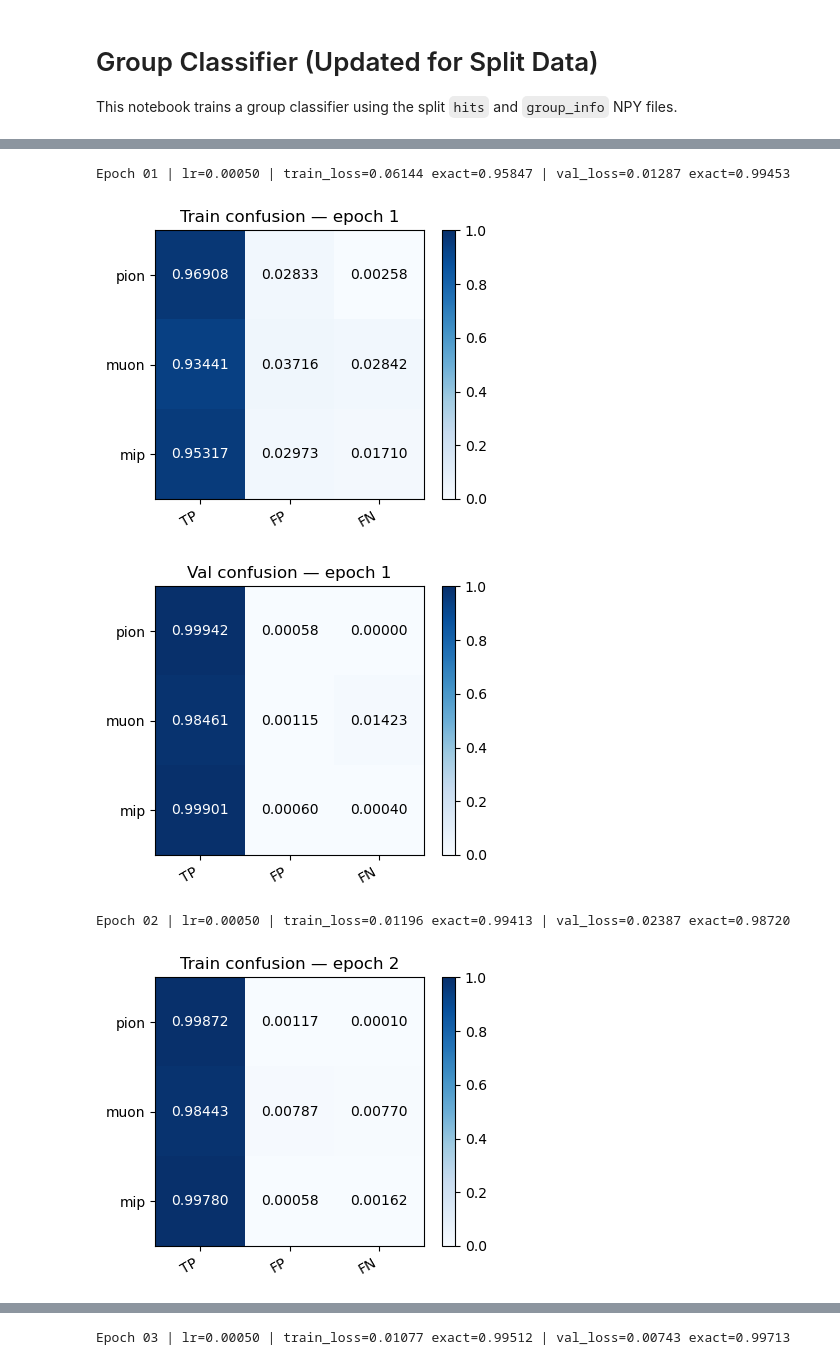
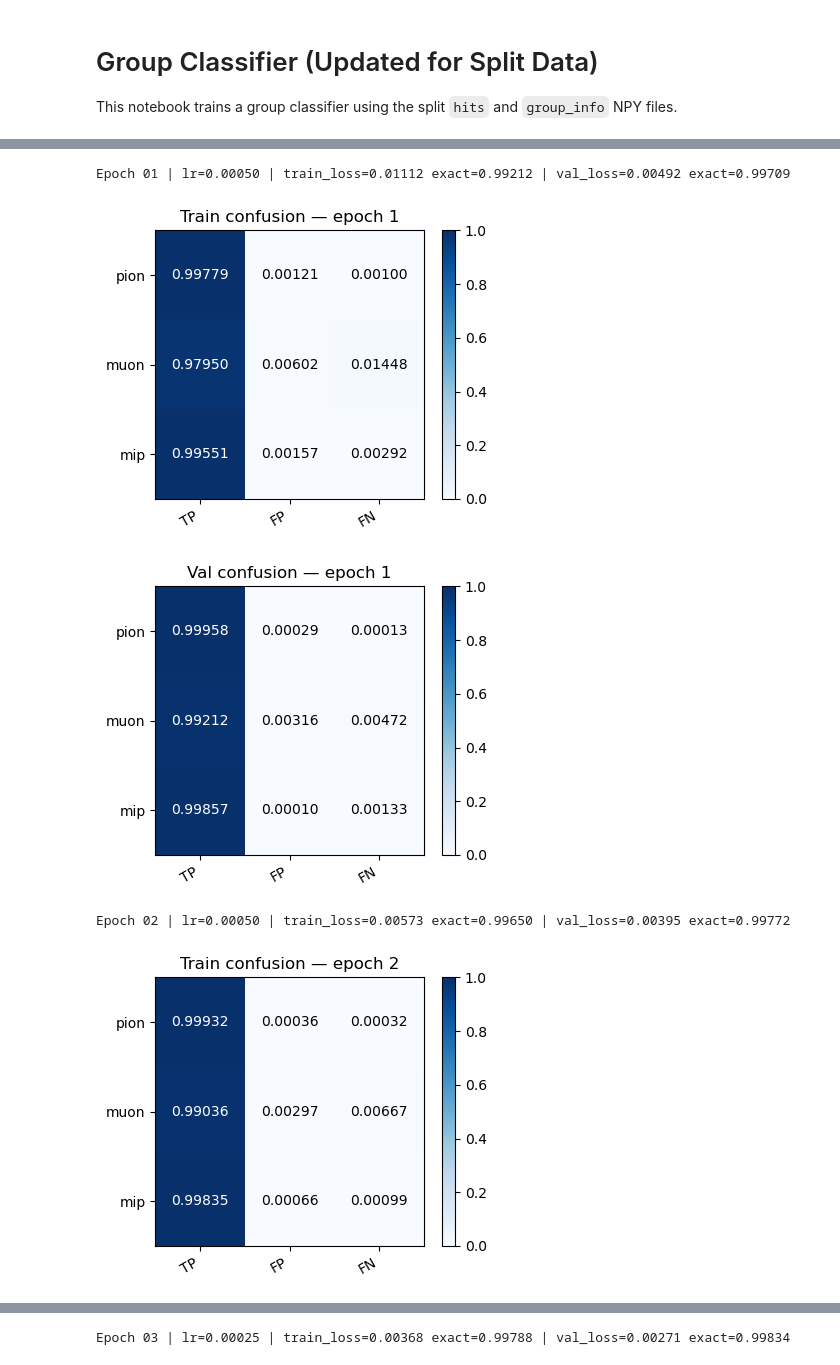
Before and after one commit to omarbeesley/pioneerML, a Jupyter notebook: group_classifier.ipynb, the cells around one changed output, grey strips where cells are left out. Saved outputs shown, nothing was run; the diff lists cells and outputs as text; code cells hidden in the pictures.

```diff
--- a/group_classifier.ipynb
+++ b/group_classifier.ipynb
@@ -333,7 +343,7 @@ def _run_eval_epoch(
     device: torch.device,
     threshold: float,
 ) -> Tuple[float, float, np.ndarray]:
-    model.eval()
+    model.train()
     total_loss = 0.0
     total_exact = 0.0
     total_examples = 0
@@ -390,6 +400,7 @@ def train_group_classifier(
         groups, train_fraction=train_fraction, batch_size=batch_size, seed=seed
     )
 
+    '''
     train_counts = _label_frequency(train_groups)
     val_counts = _label_frequency(val_groups) if val_groups else None
 
@@ -403,8 +414,9 @@ def train_group_classifier(
         else:
             pos_weight_vals.append(negatives / positives)
     pos_weight = torch.tensor(pos_weight_vals, dtype=torch.float32, device=device_obj)
+    '''
 
-    loss_fn = nn.BCEWithLogitsLoss(pos_weight=pos_weight)
+    loss_fn = nn.BCEWithLogitsLoss()
     optimizer = torch.optim.AdamW(model.parameters(), lr=lr, weight_decay=weight_decay)
     scheduler = None
     if scheduler_step_size is not None and scheduler_step_size > 0:
@@ -462,6 +474,6 @@ def train_group_classifier(
     }
 # %%
 data_dir = "npy_data"
-groups = load_preprocessed_time_groups(data_dir, limit_groups=100000)
+groups = load_preprocessed_time_groups(data_dir, limit_groups=750000)
 print(f"Loaded {len(groups)} groups.")
 # %% [output]
@@ -470,23 +482,25 @@ Loaded 100000 groups.
 # %%
-model = GroupClassifier(num_classes=NUM_GROUP_CLASSES, hidden=100, num_blocks=2, dropout=0.05)
+model = GroupClassifierStereo(num_classes=NUM_GROUP_CLASSES, hidden=150, num_blocks=3, heads=5, dropout=0.05)
 # %%
 # Train
 result = train_group_classifier(
     groups,
     model=model,
-    batch_size=128,
+    batch_size=32,
     epochs=20,
     lr=5e-4,
     weight_decay=1e-5,
     train_fraction=0.85,
     seed=123,
     grad_clip=2.0,
     threshold=0.5,
+    scheduler_step_size=2,
+    scheduler_gamma=0.5
 )
 print("Training complete.")
 # %% [output]
-Epoch 01 | lr=0.00050 | train_loss=0.06144 exact=0.95847 | val_loss=0.01287 exact=0.99453
+Epoch 01 | lr=0.00050 | train_loss=0.01112 exact=0.99212 | val_loss=0.00492 exact=0.99709
-[figure, old version]
+[figure, new version]
-[figure, old version]
+[figure, new version]
-Epoch 02 | lr=0.00050 | train_loss=0.01196 exact=0.99413 | val_loss=0.02387 exact=0.98720
+Epoch 02 | lr=0.00050 | train_loss=0.00573 exact=0.99650 | val_loss=0.00395 exact=0.99772
-[figure, old version]
+[figure, new version]
@@ -494 +508 @@ Epoch 02 | lr=0.00050 | train_loss=0.01196 exact=0.99413 | val_loss=0.02387 exac
-Epoch 03 | lr=0.00050 | train_loss=0.01077 exact=0.99512 | val_loss=0.00743 exact=0.99713
+Epoch 03 | lr=0.00025 | train_loss=0.00368 exact=0.99788 | val_loss=0.00271 exact=0.99834
```
Also changed, not shown: parts of 10 cells of this notebook, 27 other files.
